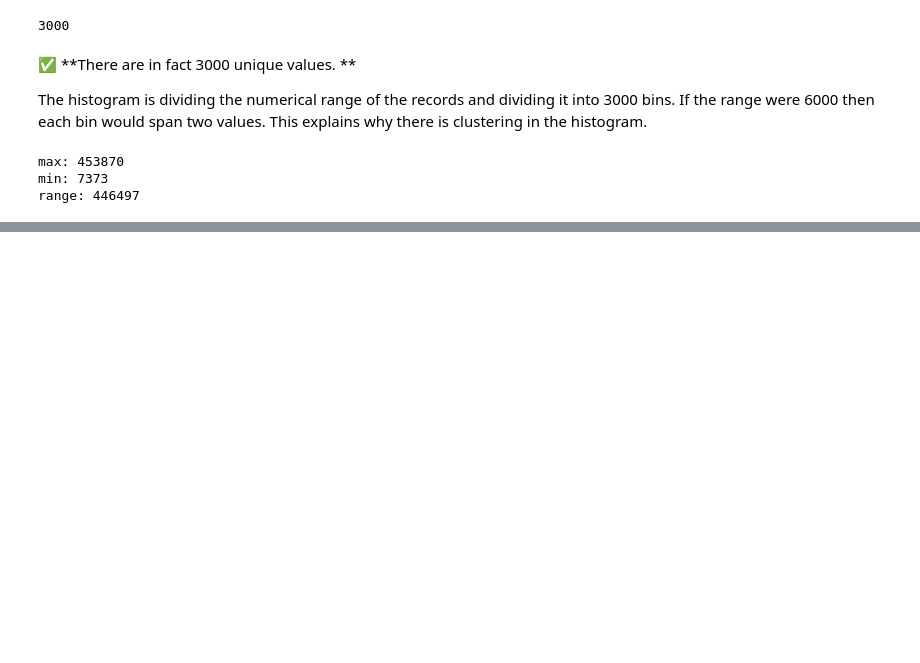
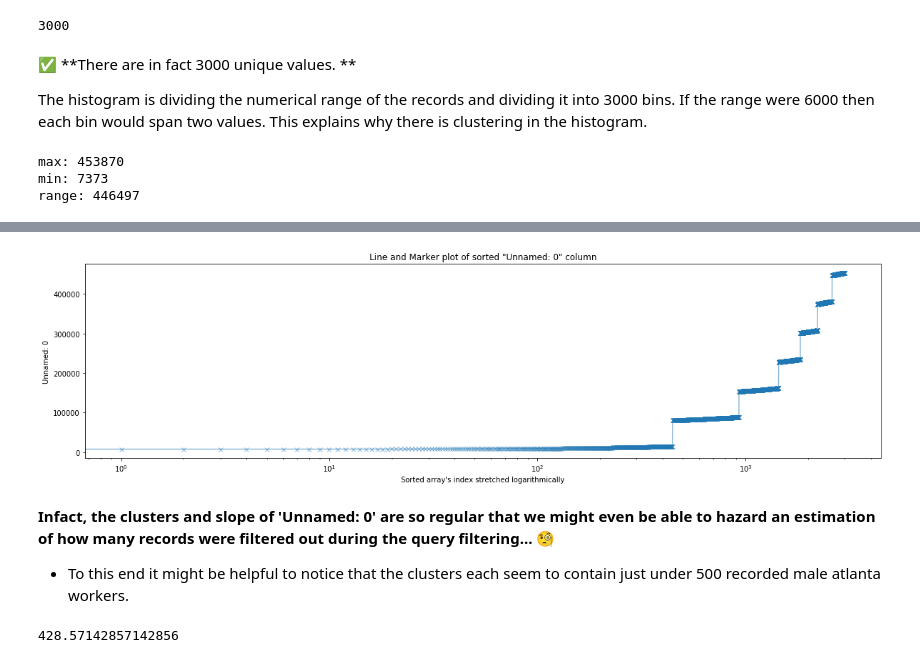
Before and after one commit to paulo-g-martinez/male-income-atlanta, a Jupyter notebook: Exploratory Data Analysis.ipynb, the cells around one changed output, grey strips where cells are left out. Cells and saved outputs as stored; diff of their text form; code cells hidden in the pictures; blank space fills up the shorter version.

```diff
--- a/Exploratory Data Analysis.ipynb
+++ b/Exploratory Data Analysis.ipynb
@@ -155,0 +169,16 @@ Before we do the pairplot let's see what happens if I sort the data by 'Unnamed:
+# %%
+plt.figure(figsize= (20, 5))
+wages_df['Unnamed: 0'].sort_values().plot(marker = 'x', alpha = .5, logx = True, use_index = False)
+plt.title('Line and Marker plot of sorted "Unnamed: 0" column')
+plt.xlabel("Sorted array's index stretched logarithmically")
+plt.ylabel('Unnamed: 0')
+plt.show()
+# %% [output]
+[figure, added]
+# %% [markdown]
+**Infact, the clusters and slope of 'Unnamed: 0' are so regular that we might even be able to hazard an estimation of how many records were filtered out during the query filtering...** 🧐
+- To this end it might be helpful to notice that the clusters each seem to contain just under 500 recorded male atlanta workers.
+# %%
+print(len(wages_df['Unnamed: 0'])/len(set(wages_df.year)))
+# %% [output]
+428.57142857142856
```
Also changed, not shown: parts of 17 cells of this notebook.
